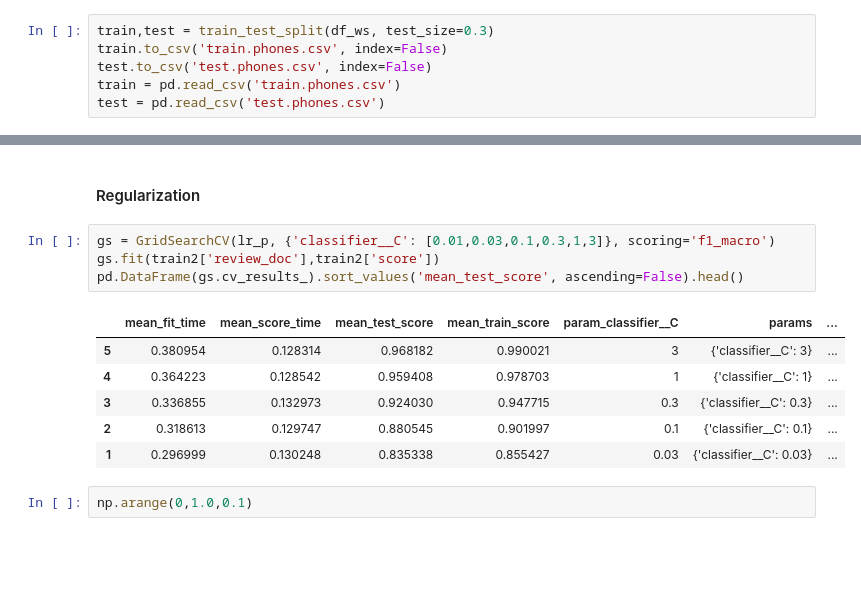
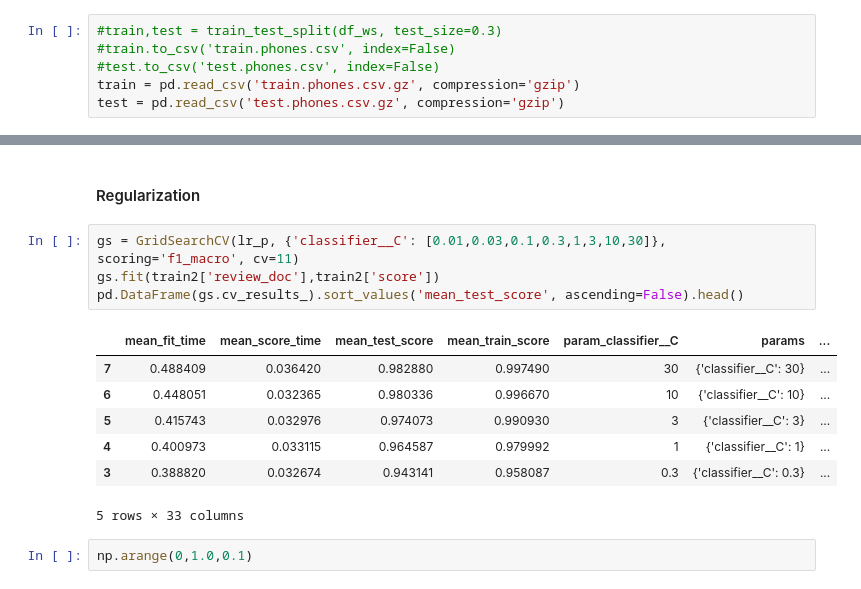
Before and after one commit to sudodoki/prj-nlp, a Jupyter notebook: students/SerhiiNechyporchuk/homework/05-bag-of-words/Homework05.ipynb, the cells around one changed output, grey strips where cells are left out. Cells and saved outputs as stored; diff of their text form; blank space fills up the shorter version.

```diff
--- a/students/SerhiiNechyporchuk/homework/05-bag-of-words/Homeword05.ipynb
+++ b/students/SerhiiNechyporchuk/homework/05-bag-of-words/Homework05.ipynb
@@ -127,11 +123,11 @@ df_ws.head()
 | 22 | {'_': 'Підскажи який стоїть Андро... | 20476907 | 5.0 | Підскажи який стоїть Андроїд? І ч... | 5.0 | 2 |
 | 60 | {'_': 'Користуюсь вже два місяці,... | 16161182 | 5.0 | Користуюсь вже два місяці, телефо... | 5.0 | 2 |
 # %%
-train,test = train_test_split(df_ws, test_size=0.3)
-train.to_csv('train.phones.csv', index=False)
-test.to_csv('test.phones.csv', index=False)
-train = pd.read_csv('train.phones.csv')
-test = pd.read_csv('test.phones.csv')
+#train,test = train_test_split(df_ws, test_size=0.3)
+#train.to_csv('train.phones.csv', index=False)
+#test.to_csv('test.phones.csv', index=False)
+train = pd.read_csv('train.phones.csv.gz', compression='gzip')
+test = pd.read_csv('test.phones.csv.gz', compression='gzip')
 # %% [markdown]
 Load ukranian stemmer (borrowed from https://github.com/Amice13/ukr_stemmer)
 # %%
@@ -503,16 +554,17 @@ Let's stick with linear regression and use more features with upsamped dataset
 # %% [markdown]
 #### Regularization
 # %%
-gs = GridSearchCV(lr_p, {'classifier__C': [0.01,0.03,0.1,0.3,1,3]}, scoring='f1_macro')
+gs = GridSearchCV(lr_p, {'classifier__C': [0.01,0.03,0.1,0.3,1,3,10,30]}, scoring='f1_macro', cv=11)
 gs.fit(train2['review_doc'],train2['score'])
 pd.DataFrame(gs.cv_results_).sort_values('mean_test_score', ascending=False).head()
 # %% [output]
 |  | mean_fit_time | mean_score_time | mean_test_score | mean_train_score | param_classifier__C | params | ... |
-| 5 | 0.380954 | 0.128314 | 0.968182 | 0.990021 | 3 | {'classifier__C': 3} | ... |
-| 4 | 0.364223 | 0.128542 | 0.959408 | 0.978703 | 1 | {'classifier__C': 1} | ... |
-| 3 | 0.336855 | 0.132973 | 0.924030 | 0.947715 | 0.3 | {'classifier__C': 0.3} | ... |
-| 2 | 0.318613 | 0.129747 | 0.880545 | 0.901997 | 0.1 | {'classifier__C': 0.1} | ... |
-| 1 | 0.296999 | 0.130248 | 0.835338 | 0.855427 | 0.03 | {'classifier__C': 0.03} | ... |
+| 7 | 0.488409 | 0.036420 | 0.982880 | 0.997490 | 30 | {'classifier__C': 30} | ... |
+| 6 | 0.448051 | 0.032365 | 0.980336 | 0.996670 | 10 | {'classifier__C': 10} | ... |
+| 5 | 0.415743 | 0.032976 | 0.974073 | 0.990930 | 3 | {'classifier__C': 3} | ... |
+| 4 | 0.400973 | 0.033115 | 0.964587 | 0.979992 | 1 | {'classifier__C': 1} | ... |
+| 3 | 0.388820 | 0.032674 | 0.943141 | 0.958087 | 0.3 | {'classifier__C': 0.3} | ... |
+5 rows × 33 columns
 # %%
 np.arange(0,1.0,0.1)
 # %% [output]
```
Also changed, not shown: parts of 18 cells of this notebook.
